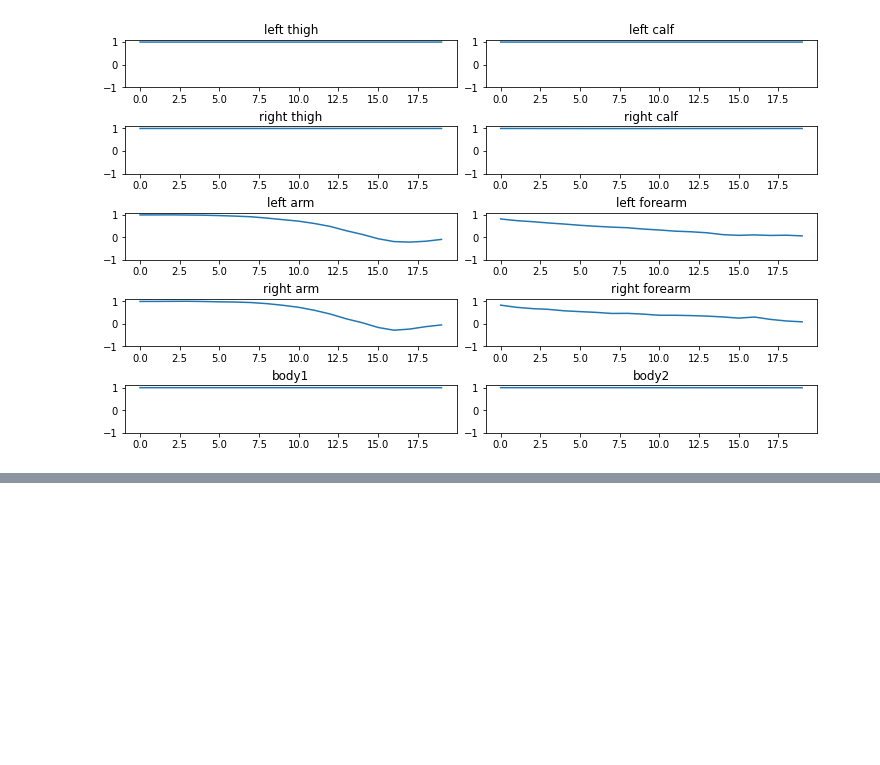
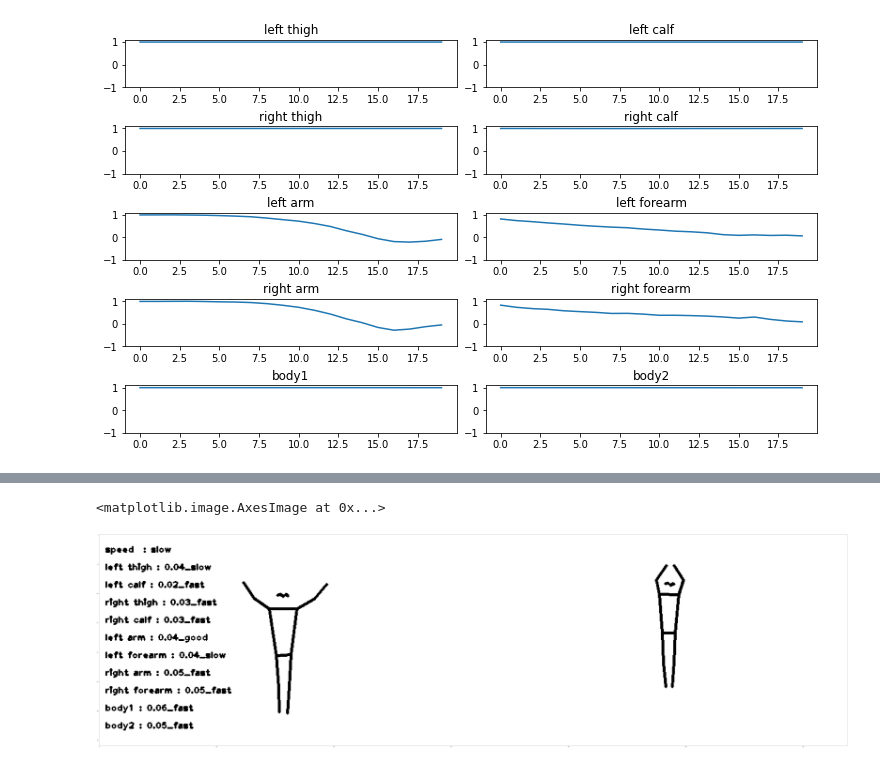
Before and after one commit to boostcampaitech2/final-project-level3-cv-08, a Jupyter notebook: mediapipe/HOT Metric test.ipynb, the cells around one changed output, grey strips where cells are left out. Cells and saved outputs as stored; diff of their text form; code cells hidden in the pictures; blank space fills up the shorter version.

```diff
--- a/mediapipe/HOT Metric test.ipynb
+++ b/mediapipe/HOT Metric test.ipynb
@@ -813,0 +951,6 @@ print()
+# %%
+plt.figure(figsize = (150,100))
+plt.imshow(image)
+# %% [output]
+<matplotlib.image.AxesImage at 0x...>
+[figure, added]
```
Also changed, not shown: parts of 8 cells of this notebook, 7 other files.
